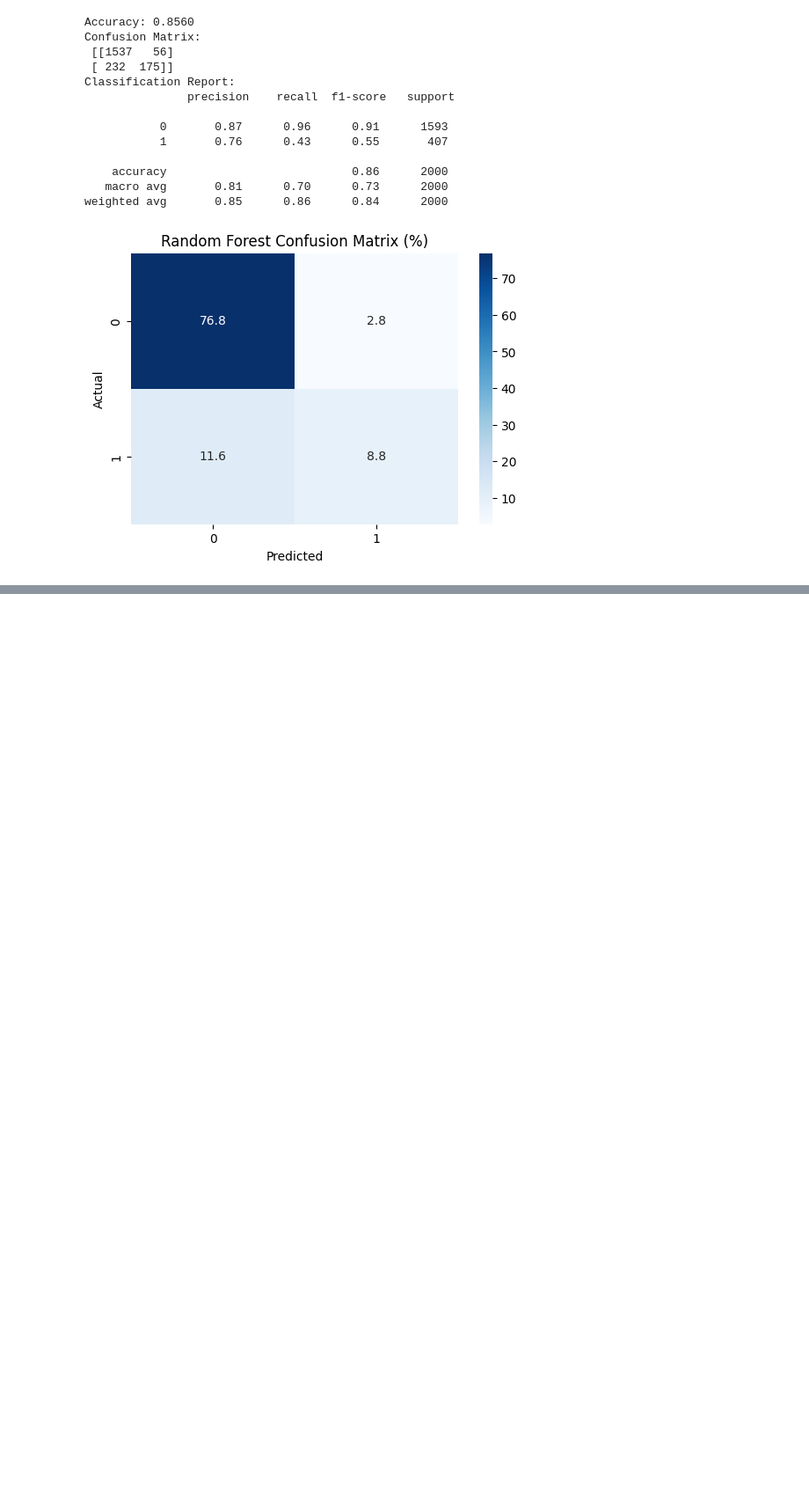
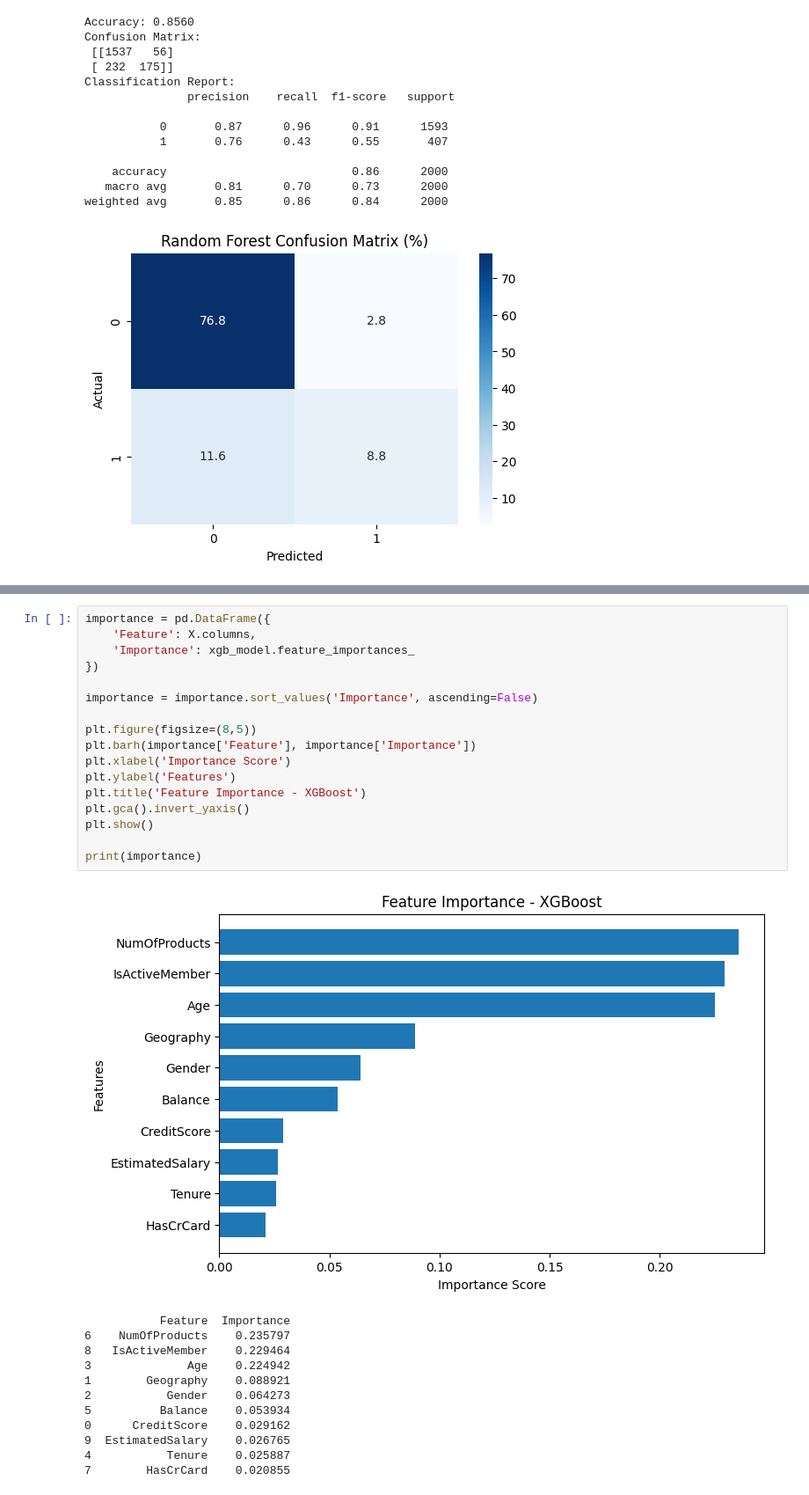
Before and after one commit to StellaKahianyu/Bank_Churn_Prediction_ML, a Jupyter notebook: Bank_Churn_Prediction.ipynb, the cells around one changed output, grey strips where cells are left out. Shown at 88% size. Cells and saved outputs as stored; diff of their text form; blank space fills up the shorter version.

```diff
--- a/Bank_Churn_Prediction.ipynb
+++ b/Bank_Churn_Prediction.ipynb
@@ -345,0 +463,30 @@ weighted avg       0.85      0.86      0.84      2000
+# %%
+importance = pd.DataFrame({
+    'Feature': X.columns,
+    'Importance': xgb_model.feature_importances_
+})
+
+importance = importance.sort_values('Importance', ascending=False)
+
+plt.figure(figsize=(8,5))
+plt.barh(importance['Feature'], importance['Importance'])
+plt.xlabel('Importance Score')
+plt.ylabel('Features')
+plt.title('Feature Importance - XGBoost')
+plt.gca().invert_yaxis()
+plt.show()
+
+print(importance)
+# %% [output]
+[figure, added]
+           Feature  Importance
+6    NumOfProducts    0.235797
+8   IsActiveMember    0.229464
+3              Age    0.224942
+1        Geography    0.088921
+2           Gender    0.064273
+5          Balance    0.053934
+0      CreditScore    0.029162
+9  EstimatedSalary    0.026765
+4           Tenure    0.025887
+7        HasCrCard    0.020855
```
Also changed, not shown: parts of 27 cells of this notebook.
